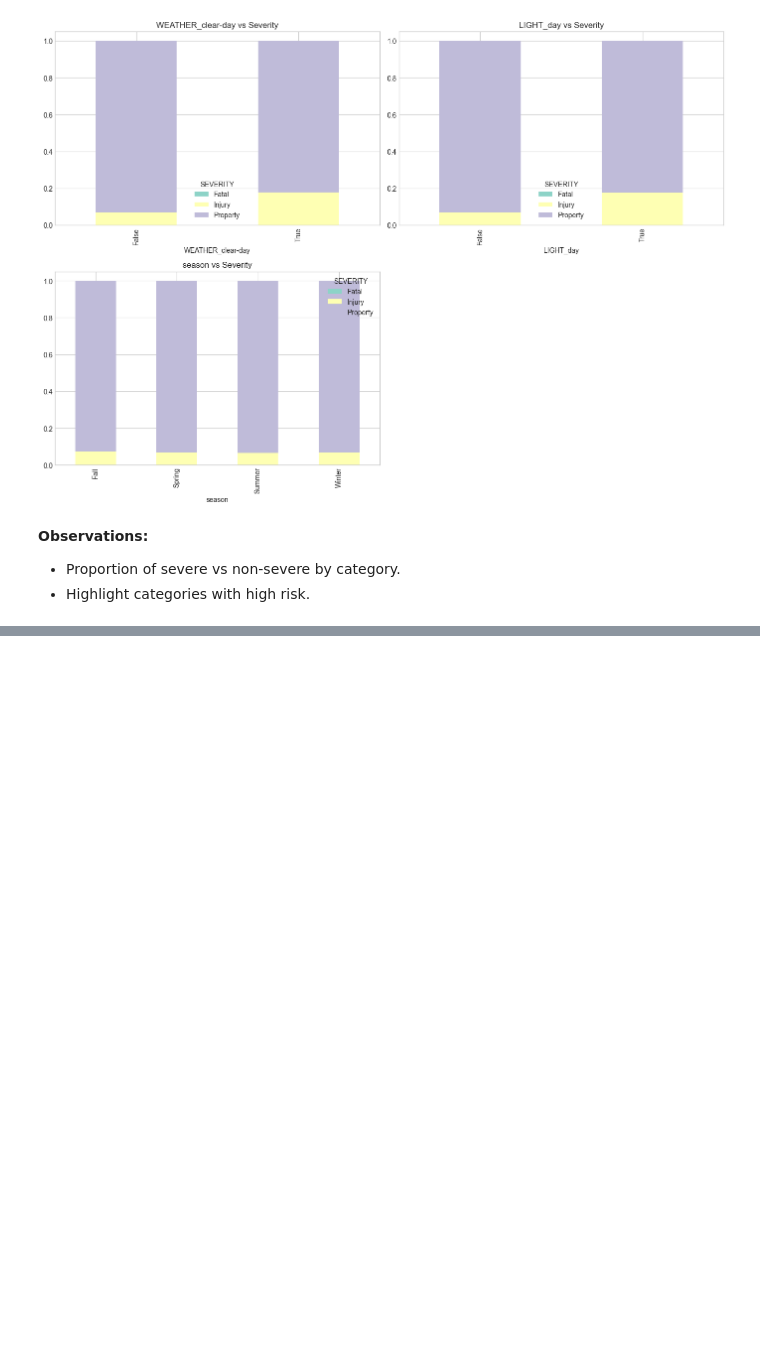
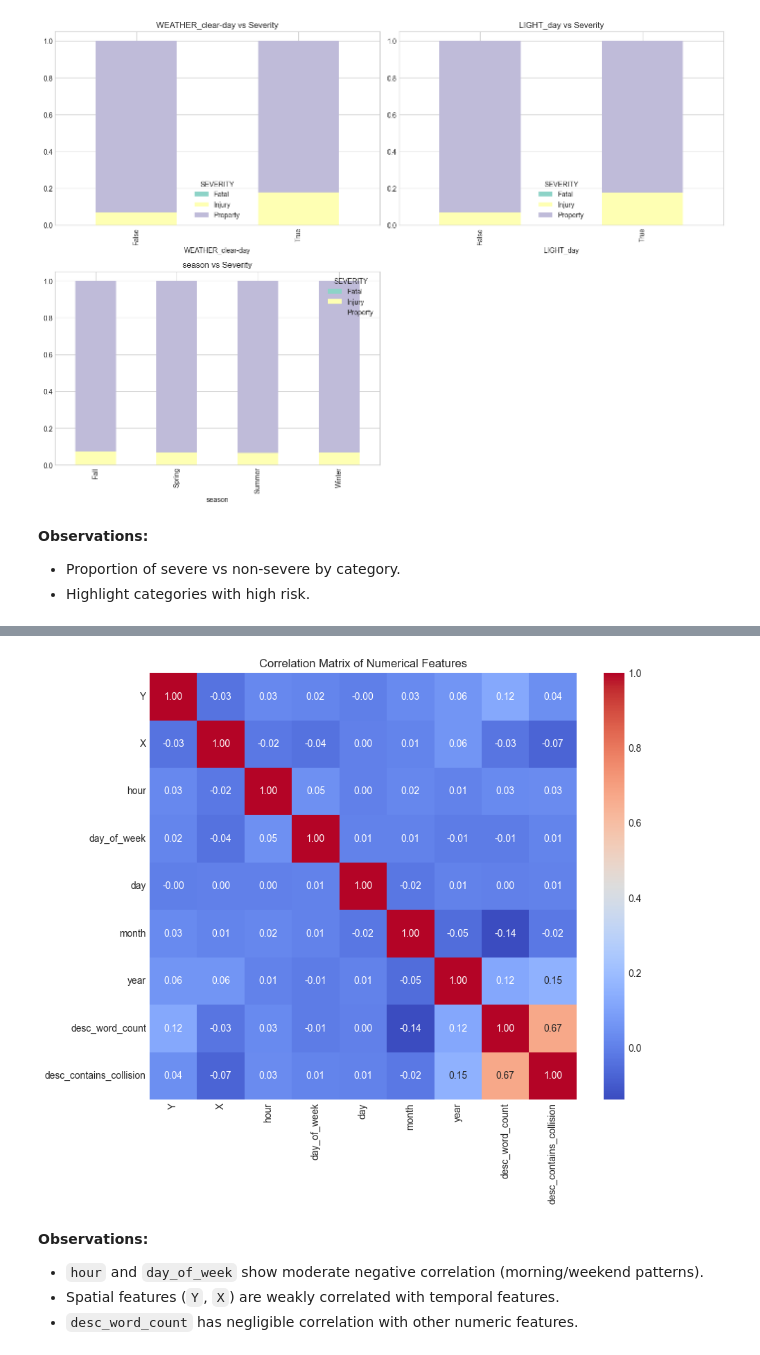
Before and after one commit to mark-cervantes/TrafficAccidentSeverity, a Jupyter notebook: notebooks/03_exploratory_data_analysis.ipynb, the cells around one changed output, grey strips where cells are left out. Drawn from its saved outputs; the diff is of its cells as text; code cells hidden in the pictures; blank space fills up the shorter version.

```diff
--- a/notebooks/03_exploratory_data_analysis.ipynb
+++ b/notebooks/03_exploratory_data_analysis.ipynb
@@ -124,0 +181,15 @@ plt.show()
+# %%
+if 'df' in locals():
+    num_features = ['Y', 'X', 'hour', 'day_of_week', 'day', 'month', 'year', 'desc_word_count', 'desc_contains_collision']
+    corr = df[num_features].corr()
+    plt.figure(figsize=(10, 8))
+    sns.heatmap(corr, annot=True, fmt='.2f', cmap='coolwarm', square=True)
+    plt.title('Correlation Matrix of Numerical Features')
+    plt.show()
+# %% [output]
+[figure, added]
+# %% [markdown]
+**Observations:**
+- `hour` and `day_of_week` show moderate negative correlation (morning/weekend patterns).
+- Spatial features (`Y`, `X`) are weakly correlated with temporal features.
+- `desc_word_count` has negligible correlation with other numeric features.
```
Also changed, not shown: parts of 4 cells of this notebook.
